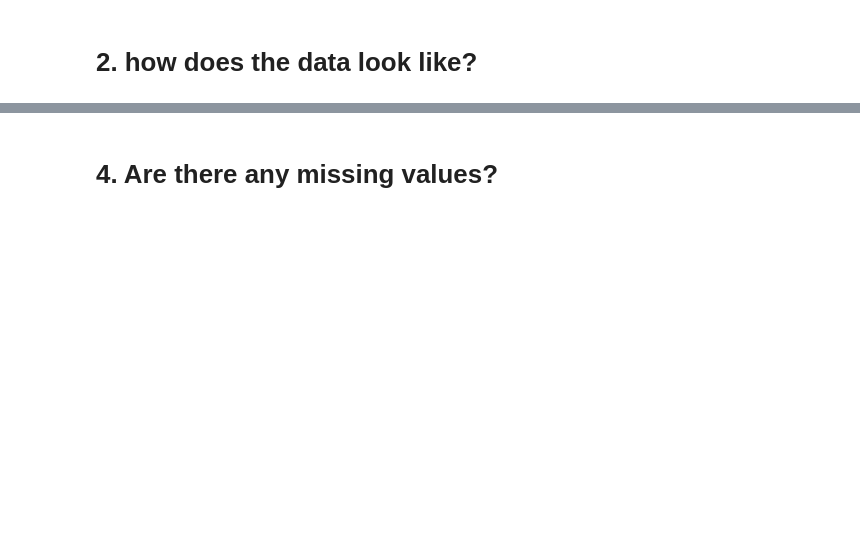
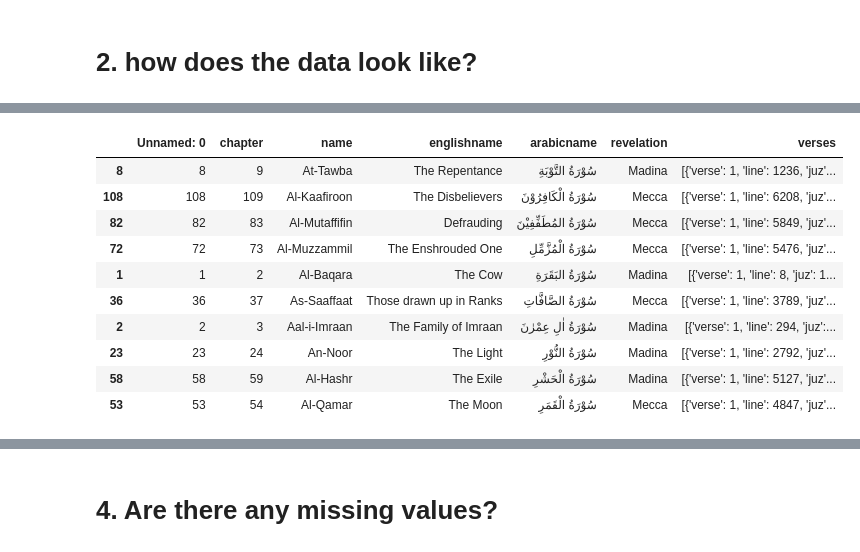
Before and after one commit to imtufail/Machine-Learning-, a Jupyter notebook: Understanding-Data/Basic_Questions.ipynb, the cells around one changed output, grey strips where cells are left out. Drawn from its saved outputs; the diff is of its cells as text; code cells hidden in the pictures; blank space fills up the shorter version.

```diff
--- a/Understanding-Data/Basic_Questions.ipynb
+++ b/Understanding-Data/Basic_Questions.ipynb
@@ -96,0 +130,14 @@ df2 = pd.read_csv('/content/Quran-Dataset.xls',low_memory=False)
+# %%
+df2.sample(10)
+# %% [output]
+|  | Unnamed: 0 | chapter | name | englishname | arabicname | revelation | verses |
+| 8 | 8 | 9 | At-Tawba | The Repentance | سُوْرَةُ التَّوْبَةِ | Madina | [{'verse': 1, 'line': 1236, 'juz'... |
+| 108 | 108 | 109 | Al-Kaafiroon | The Disbelievers | سُوْرَةُ الْكَافِرُوْنَ | Mecca | [{'verse': 1, 'line': 6208, 'juz'... |
+| 82 | 82 | 83 | Al-Mutaffifin | Defrauding | سُوْرَةُ المُطَفِّفِيْنَ | Mecca | [{'verse': 1, 'line': 5849, 'juz'... |
+| 72 | 72 | 73 | Al-Muzzammil | The Enshrouded One | سُوْرَةُ الْمُزَّمِّلِ | Mecca | [{'verse': 1, 'line': 5476, 'juz'... |
+| 1 | 1 | 2 | Al-Baqara | The Cow | سُوْرَةُ البَقَرَةِ | Madina | [{'verse': 1, 'line': 8, 'juz': 1... |
+| 36 | 36 | 37 | As-Saaffaat | Those drawn up in Ranks | سُوْرَةُ الصَّافَّاتِ | Mecca | [{'verse': 1, 'line': 3789, 'juz'... |
+| 2 | 2 | 3 | Aal-i-Imraan | The Family of Imraan | سُوْرَةُ اٰلِ عِمْرٰنَ | Madina | [{'verse': 1, 'line': 294, 'juz':... |
+| 23 | 23 | 24 | An-Noor | The Light | سُوْرَةُ النُّوْرِ | Madina | [{'verse': 1, 'line': 2792, 'juz'... |
+| 58 | 58 | 59 | Al-Hashr | The Exile | سُوْرَةُ الْحَشْرِ | Madina | [{'verse': 1, 'line': 5127, 'juz'... |
+| 53 | 53 | 54 | Al-Qamar | The Moon | سُوْرَةُ الْقَمَرِ | Mecca | [{'verse': 1, 'line': 4847, 'juz'... |
```
Also changed, not shown: parts of 26 cells of this notebook.
